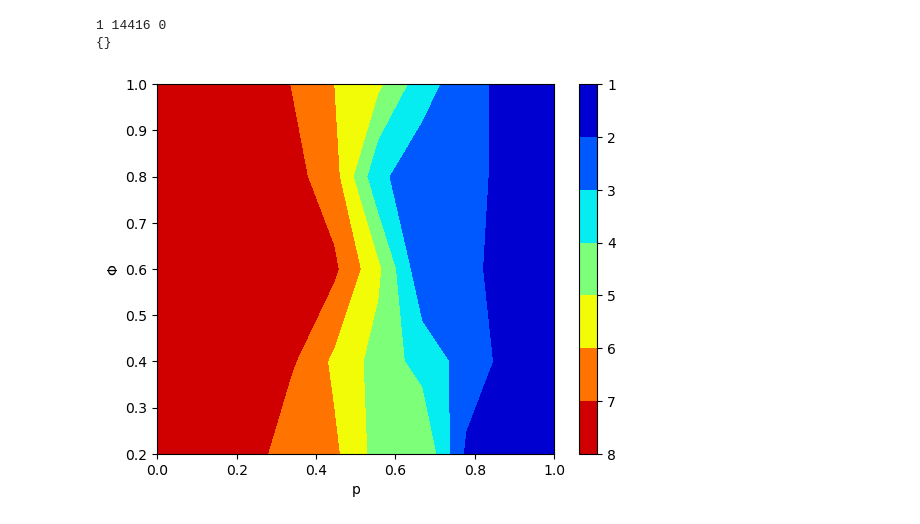
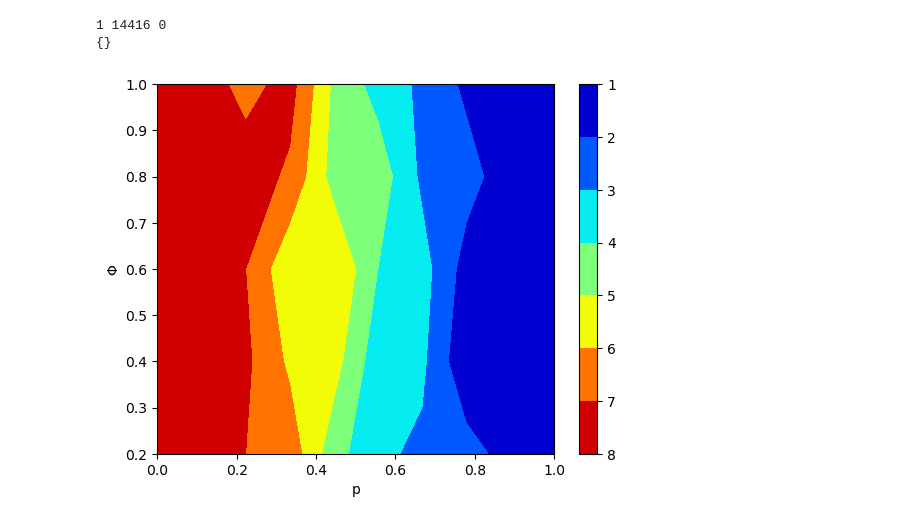
Before and after one commit to 1-0-GO/Coevolutionary-dynamics-of-opinions-and-networks--From-diversity-to-uniformity, a Jupyter notebook: simulation.ipynb, the cells around one changed output. Saved outputs shown, nothing was run; the diff lists cells and outputs as text; code cells hidden in the pictures.

```diff
--- a/simulation.ipynb
+++ b/simulation.ipynb
@@ -114,7 +115,7 @@ class Simulation:
         Set the opinion of all individuals in the graph.
         All opinions are equally likely (uniform distribution).
         """
-        opinions = {i: np.random.choice(self.G) for i in range(self.N)}
+        opinions = {i: 1+np.random.choice(self.G) for i in range(self.N)}
         nx.set_node_attributes(self.graph, opinions, 'opinion')
     def step(self):
         """
@@ -174,7 +175,7 @@ class Simulation:
                 self.status = -1
                 return -1
         self.status = 1
-        self.num_surviving_opinions = len({self.graph.nodes[node]['opinion'] for node in self.graph})
+        self.num_surviving_opinions = len(set(nx.get_node_attributes(self.graph, "opinion").values()))
         return 1
 # %%
 def draw(G):
@@ -235,9 +236,9 @@ def contour_plot_number_of_surviving_opinions(N=100, runs=5, avg_degree=10, num_
     plt.ylabel('Φ')
     plt.xlabel('p')
 # %%
-contour_plot_number_of_surviving_opinions(N=75, p_count=10, phi_count=5, num_opinions=8)
+contour_plot_number_of_surviving_opinions(N=55, p_count=10, phi_count=5, num_opinions=8)
 # %% [output]
-[figure, old version]
+[figure, new version]
 # %%
 # o objetivo seria este. Mas não sei se vai ser possível
 contour_plot_number_of_surviving_opinions(N=1000, p_count=100, phi_count=100, phi_init=0, num_opinions=50, runs=100)
```
Also changed, not shown: parts of 3 cells of this notebook.
